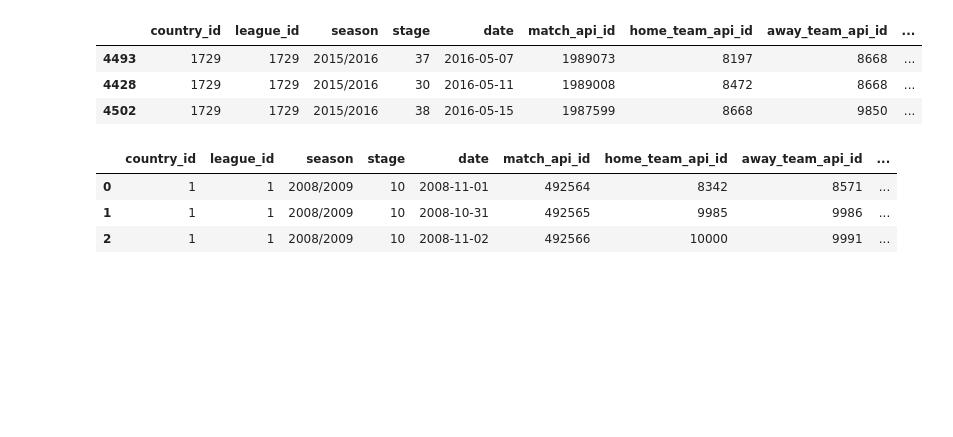
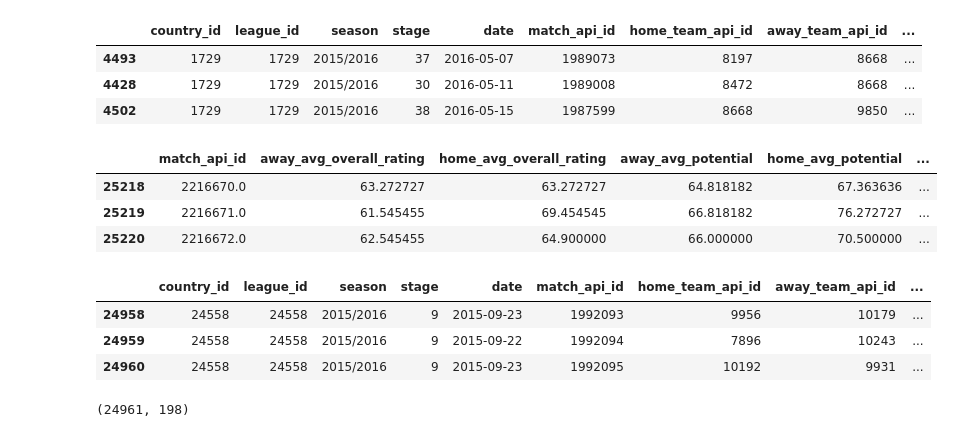
Before and after one commit to minh-quang-pham-le/football-match-prediction-ml, a Jupyter notebook: notebooks/02_Feature_Engineering_Before_Split.ipynb, the cells around one changed output. Cells and saved outputs as stored; diff of their text form; code cells hidden in the pictures; blank space fills up the shorter version.

Commit message:
Update data preprocessing and feature engineering

```diff
--- a/notebooks/02_Feature_Engineering_Before_Split.ipynb
+++ b/notebooks/02_Feature_Engineering_Before_Split.ipynb
@@ -303,3 +303,14 @@ home_matches.tail(3)  # Show first 10 matches
 | 4502 | 1729 | 1729 | 2015/2016 | 38 | 2016-05-15 | 1987599 | 8668 | 9850 | ... |
 # %%
 from src.features.test import *
+# %%
+Matches = pd.read_csv("data/raw/Match.csv", parse_dates=['date'])
+players_attr = pd.read_csv("data/raw/Player_Attributes.csv", parse_dates=['date'])
+fifa_stats = optimized_get_fifa_stats(Matches, player_attr)
+# %%
+fifa_stats.tail(3)
+# %% [output]
+|  | match_api_id | away_avg_overall_rating | home_avg_overall_rating | away_avg_potential | home_avg_potential | ... |
+| 25218 | 2216670.0 | 63.272727 | 63.272727 | 64.818182 | 67.363636 | ... |
+| 25219 | 2216671.0 | 61.545455 | 69.454545 | 66.818182 | 76.272727 | ... |
+| 25220 | 2216672.0 | 62.545455 | 64.900000 | 66.000000 | 70.500000 | ... |
@@ -306,7 +319,11 @@ from src.features.test import *
 # %%
-df.head(3)
+df.tail(3)
 # %% [output]
 |  | country_id | league_id | season | stage | date | match_api_id | home_team_api_id | away_team_api_id | ... |
-| 0 | 1 | 1 | 2008/2009 | 10 | 2008-11-01 | 492564 | 8342 | 8571 | ... |
-| 1 | 1 | 1 | 2008/2009 | 10 | 2008-10-31 | 492565 | 9985 | 9986 | ... |
-| 2 | 1 | 1 | 2008/2009 | 10 | 2008-11-02 | 492566 | 10000 | 9991 | ... |
+| 24958 | 24558 | 24558 | 2015/2016 | 9 | 2015-09-23 | 1992093 | 9956 | 10179 | ... |
+| 24959 | 24558 | 24558 | 2015/2016 | 9 | 2015-09-22 | 1992094 | 7896 | 10243 | ... |
+| 24960 | 24558 | 24558 | 2015/2016 | 9 | 2015-09-23 | 1992095 | 10192 | 9931 | ... |
+# %%
+df.shape
+# %% [output]
+(24961, 198)
```
Also changed, not shown: parts of 1 cell of this notebook, 2 other files.
